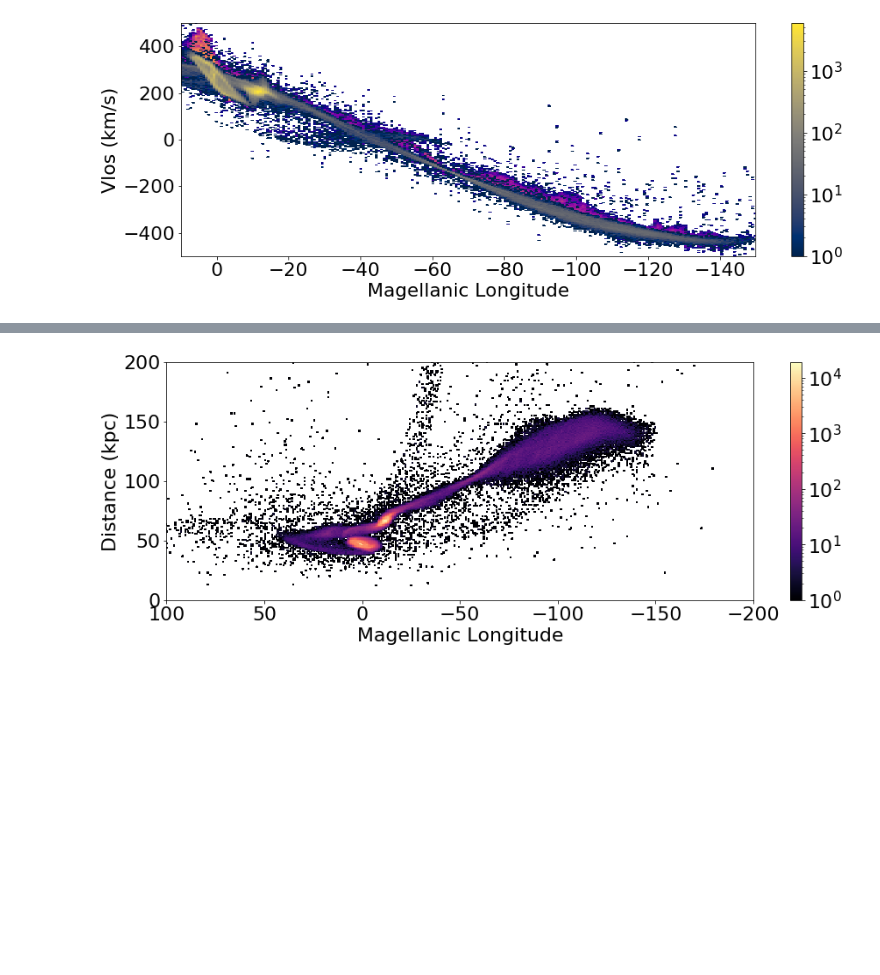
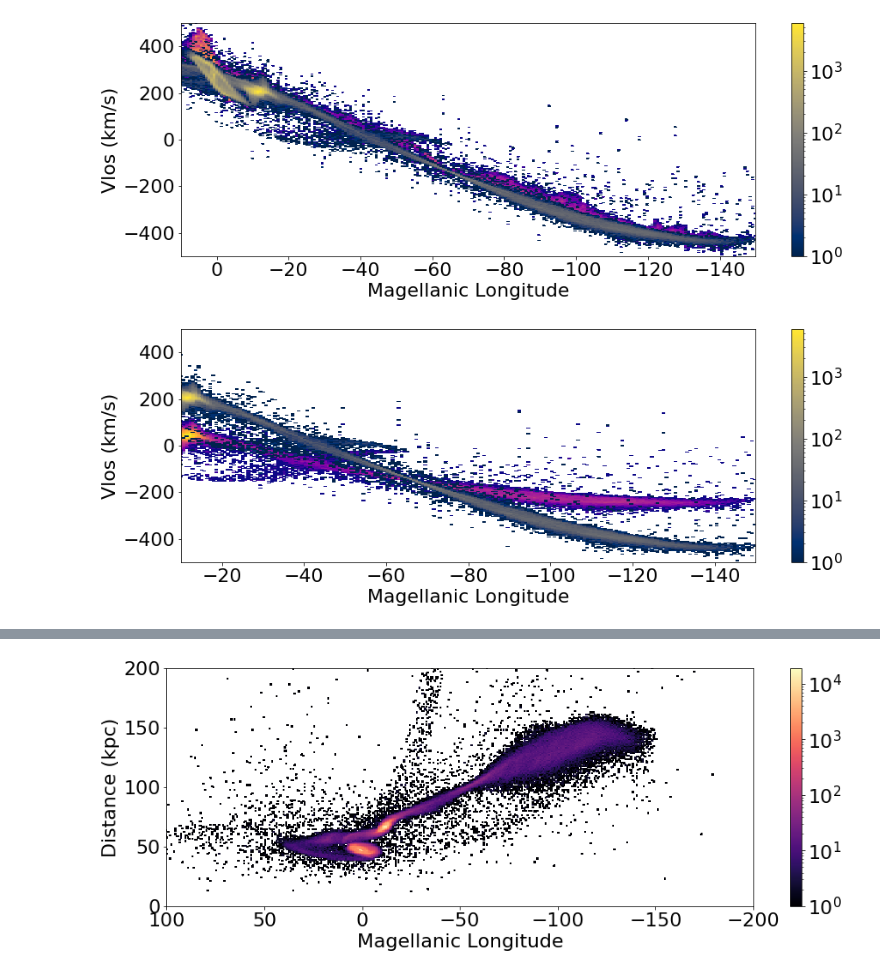
Before and after one commit to gurtina/MagStream_Evan, a Jupyter notebook: MStream-AllGas-Velocity-Reflex.ipynb, the cells around one changed output, grey strips where cells are left out. Saved outputs shown, nothing was run; the diff lists cells and outputs as text; code cells hidden in the pictures; blank space fills up the shorter version.

```diff
--- a/MStream-AllGas-Velocity-Reflex.ipynb
+++ b/MStream-AllGas-Velocity-Reflex.ipynb
@@ -90,10 +92,17 @@ len(idxB[0])
 # %%
 # New Heliocentric velocities including the reflex motion.
 
+# assuming relative motion as a function of distance
 vradHRef = ( (vx-Svx-Ref[:,3])*(x-Rxsun) + (vy-Svy-Ref[:,4])*y + (vz-Svz-Ref[:,5])*z )/rH
 
 # Assuming all at 50 kpc
 vradHRef50 = ( (vx-Svx-Ref[:,6])*(x-Rxsun) + (vy-Svy-Ref[:,7])*y + (vz-Svz-Ref[:,8])*z )/rH
+
+# assuming JUST the disk COM velocity
+vxd = 10.34109411
+vyd = 28.95649597
+vzd = -39.88921287
+vradHRefDisk = ( (vx-Svx-vxd)*(x-Rxsun) + (vy-vyd)*y + (vz-Svz-vzd)*z )/rH
 # %% [markdown]
 Understanding how the velocities in the Mag Stream will change owing to the decrease in velocity from entrainment.
 
@@ -235,5 +249,32 @@ matplotlib.rcParams['xtick.labelsize'] = label_size
 matplotlib.rcParams['ytick.labelsize'] = label_size
 # %% [output]
 [figure]
+# %%
+# Stream density in Vlos vs MagL With Reflex motion corrections but using DISK COM only
+# Maximal case ??
+# Heliocentric
+fig = plt.figure(figsize=(15,5))
+ax = plt.subplot(111)
+
+# plot the particle density for M31
+plt.hist2d(ML, vradHRefDisk, bins=500, norm=LogNorm(), cmap='plasma')
+plt.hist2d(ML, vradH, bins=500, norm=LogNorm(), cmap='cividis')
+
+plt.colorbar()
+
+# Add axis labels
+plt.xlabel('Magellanic Longitude', fontsize=22)
+plt.ylabel('Vlos (km/s)', fontsize=22)
+
+#set axis limits
+plt.xlim(-10,-150)
+plt.ylim(-500,500)
+
+#adjust tick label font size
+label_size = 22
+matplotlib.rcParams['xtick.labelsize'] = label_size
+matplotlib.rcParams['ytick.labelsize'] = label_size
+# %% [output]
+[figure, added]
 # %%
 # Stream density in Vlos  vs MagL  but Vlos half the speed assuming 2x entrainment
```
Also changed, not shown: parts of 7 cells of this notebook.
